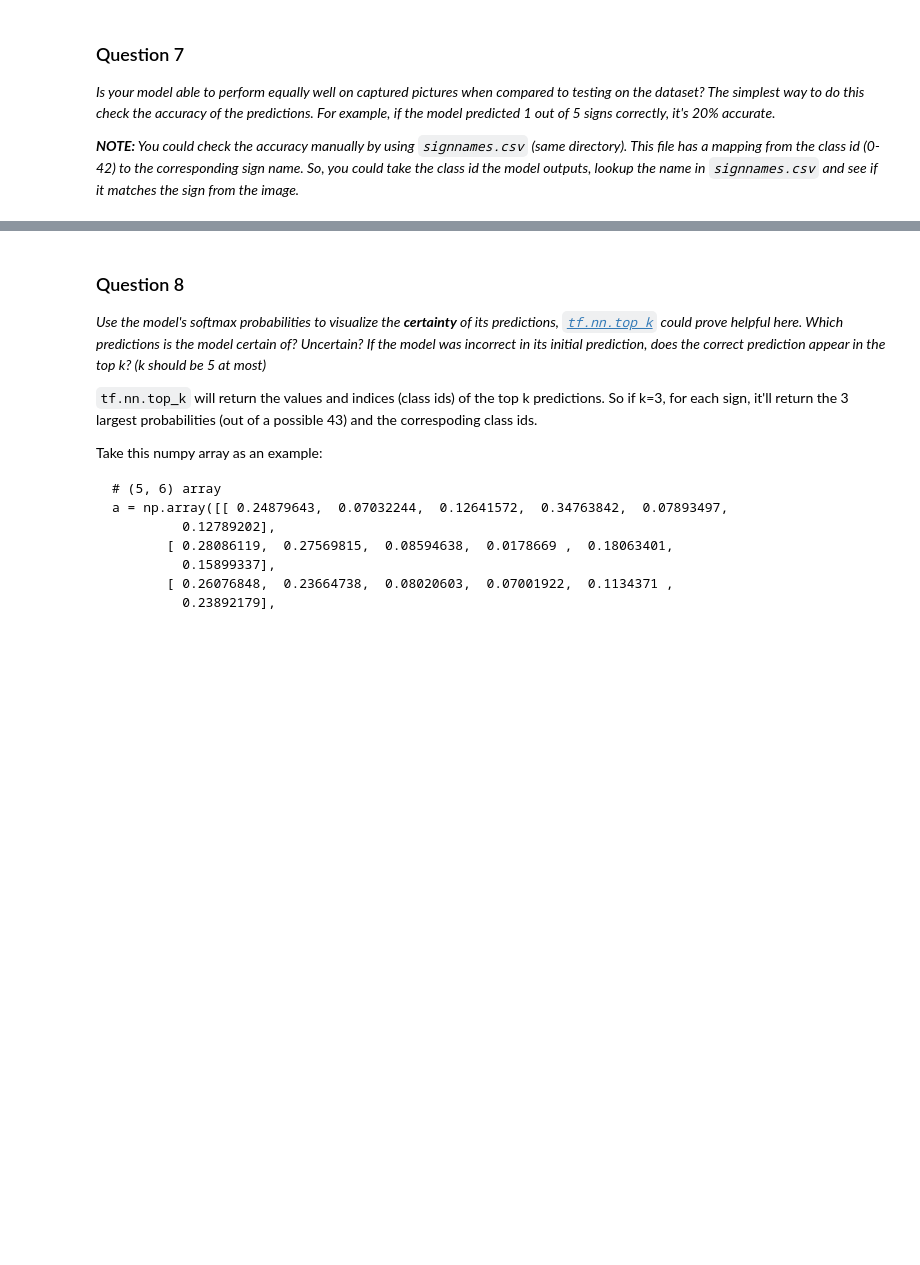
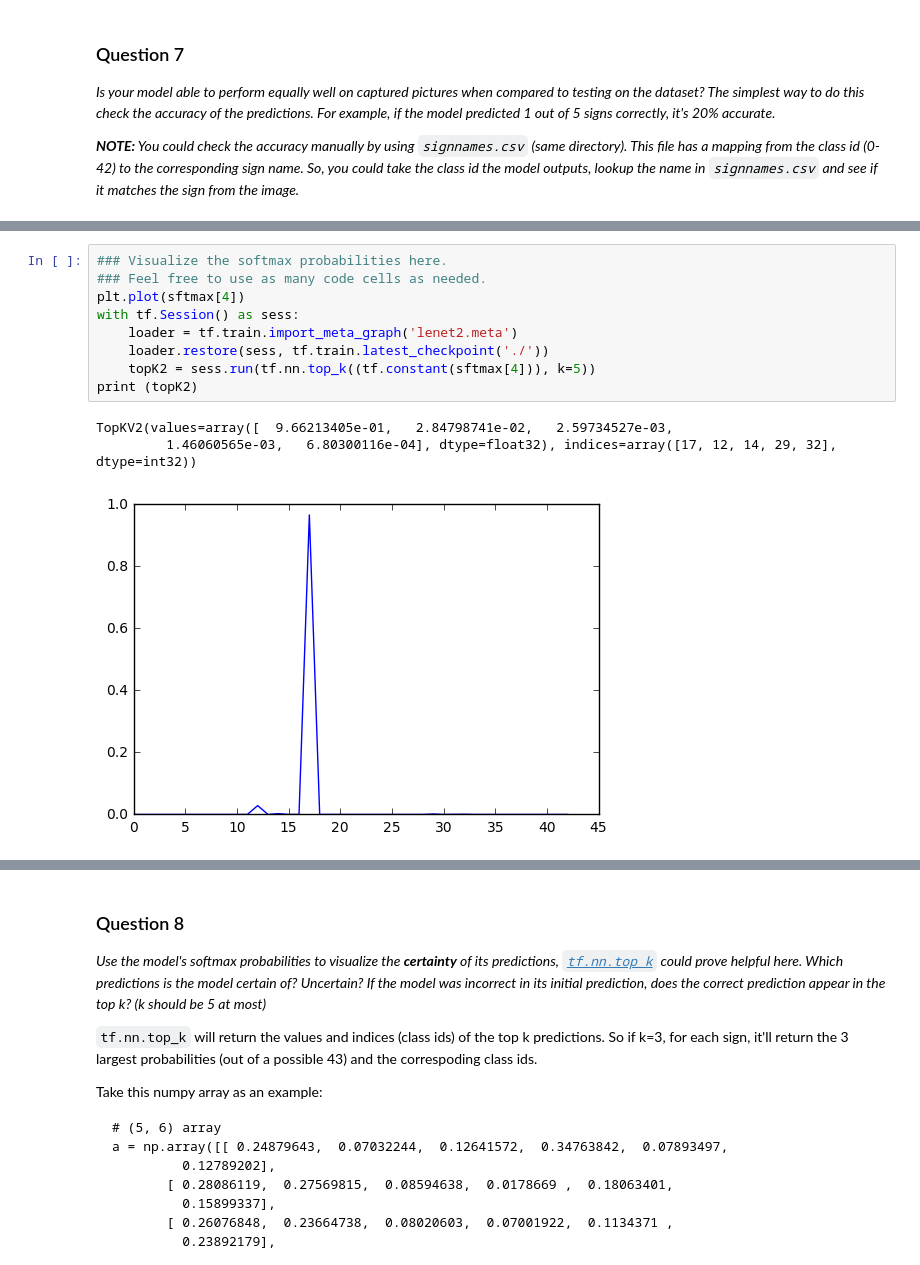
Before and after one commit to romannergachev/CarND-Traffic-Sign-Classifier-Project, a Jupyter notebook: Traffic_Sign_Classifier.ipynb, the cells around one changed output, grey strips where cells are left out. Cells and saved outputs as stored; diff of their text form; blank space fills up the shorter version.

```diff
--- a/Traffic_Sign_Classifier.ipynb
+++ b/Traffic_Sign_Classifier.ipynb
@@ -501,0 +526,13 @@ print (topk)
+# %%
+### Visualize the softmax probabilities here.
+### Feel free to use as many code cells as needed.
+plt.plot(sftmax[4])
+with tf.Session() as sess:
+    loader = tf.train.import_meta_graph('lenet2.meta')
+    loader.restore(sess, tf.train.latest_checkpoint('./'))
+    topK2 = sess.run(tf.nn.top_k((tf.constant(sftmax[4])), k=5))
+print (topK2)
+# %% [output]
+TopKV2(values=array([  9.66213405e-01,   2.84798741e-02,   2.59734527e-03,
+         1.46060565e-03,   6.80300116e-04], dtype=float32), indices=array([17, 12, 14, 29, 32], dtype=int32))
+[figure, added]
```
Also changed, not shown: parts of 17 cells of this notebook.
